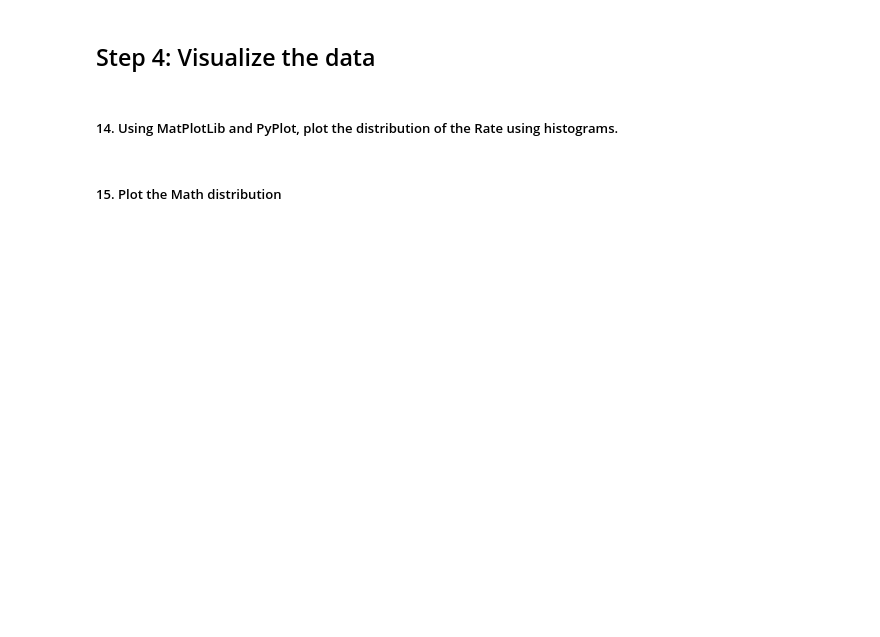
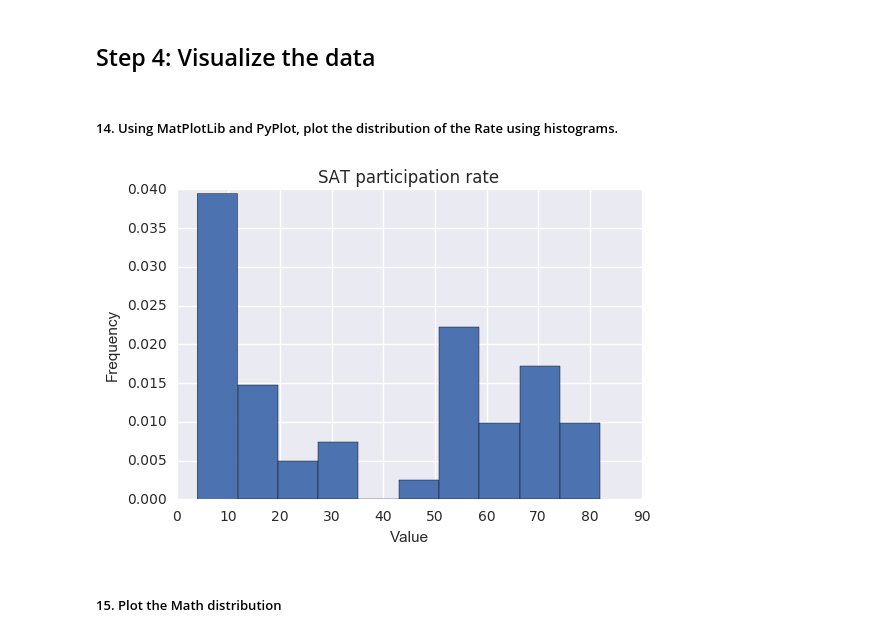
Before and after one commit to toddmoffett/project-1, a Jupyter notebook: starter-code/Todd - project_1.ipynb, the cells around one changed output. Cells and saved outputs as stored; diff of their text form; code cells hidden in the pictures; blank space fills up the shorter version.

```diff
--- a/starter-code/Todd - project_1.ipynb
+++ b/starter-code/Todd - project_1.ipynb
@@ -121,2 +65,8 @@ state_list
+# %%
+state_list = [i[0:1] for i in sat_scores_data]
+scores_list = [i[1:4] for i in sat_scores_data]
+rates_list = [[i[1]] for i in sat_scores_data]
+verbal_list = [[i[2]] for i in sat_scores_data]
+math_list = [[i[3]] for i in sat_scores_data]
 # %% [markdown]
 ##### 8. Print the types of each column
@@ -132,0 +116,3 @@ print(type(sat_scores_data))
+# %%
+# individual list for rate
+rate_int = [int(index) for x in rates_list for index in x]
@@ -205,2 +223,10 @@ SyntaxError: invalid syntax (<ipython-input-19-23c603a4c759>, line 2)
+# %%
+plt.hist(rate_int ,normed=True)
+plt.title("SAT participation rate")
+plt.xlabel("Value")
+plt.ylabel("Frequency")
+plt.show()
+# %% [output]
+[figure, added]
 # %% [markdown]
 ##### 15. Plot the Math distribution
```
Also changed, not shown: parts of 47 cells of this notebook, 4 other files.
